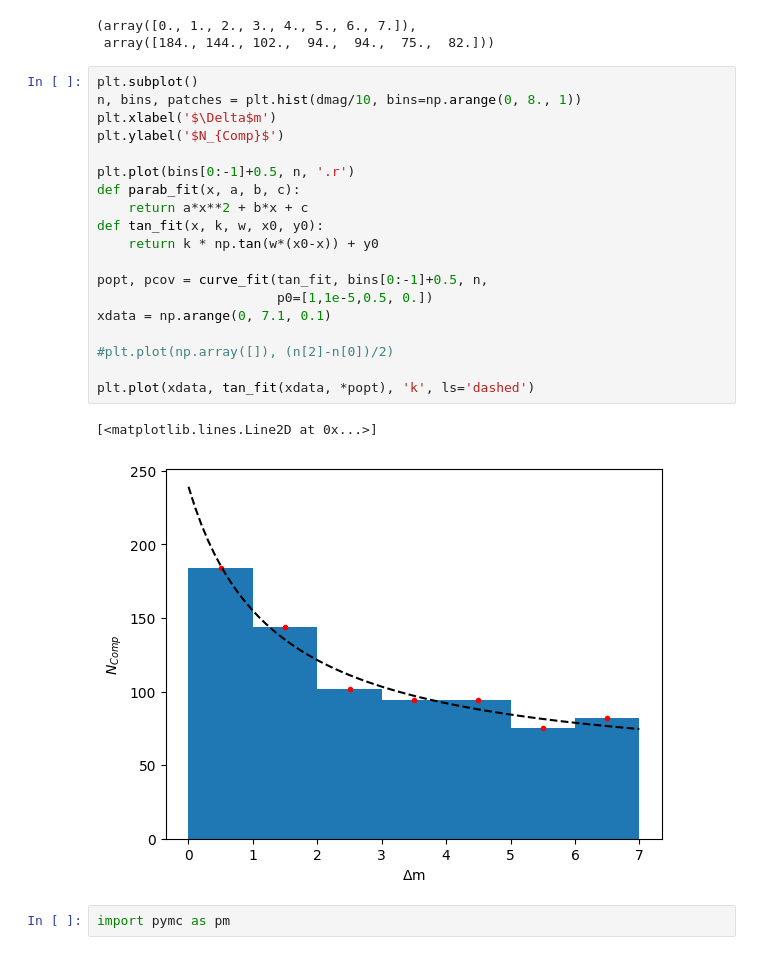
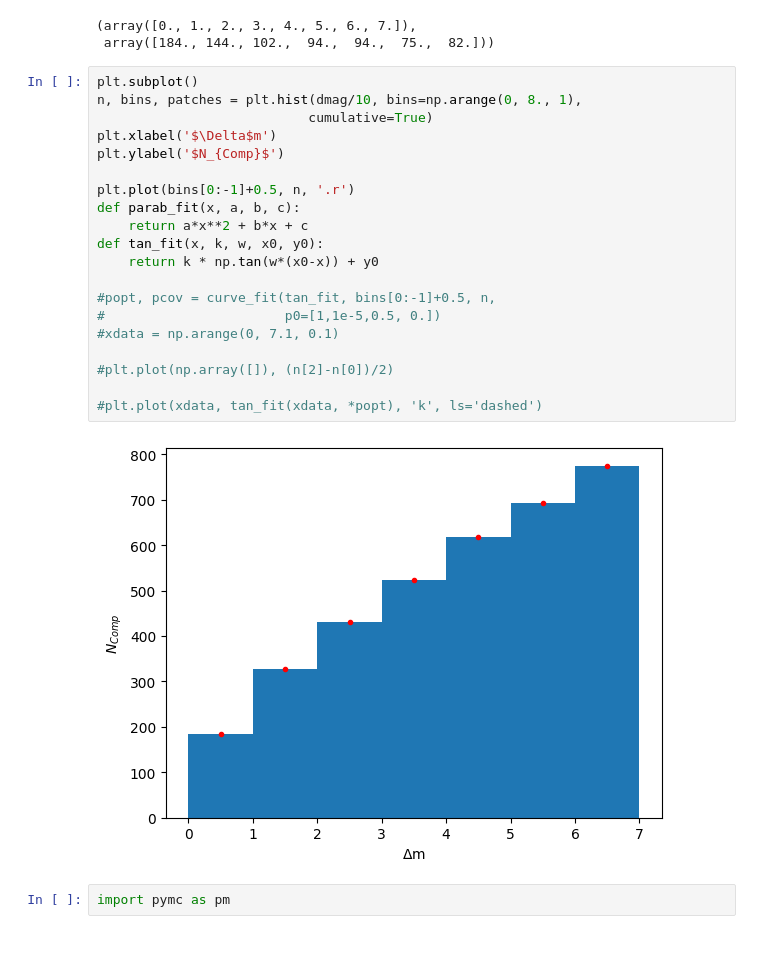
Before and after one commit to PrabhaniR/Artificial_Star_Test, a Jupyter notebook: CF.ipynb, the cells around one changed output. Cells and saved outputs as stored; diff of their text form.

```diff
--- a/CF.ipynb
+++ b/CF.ipynb
@@ -544,26 +544,26 @@ bins, n
  array([184., 144., 102.,  94.,  94.,  75.,  82.]))
 # %%
 plt.subplot()
-n, bins, patches = plt.hist(dmag/10, bins=np.arange(0, 8., 1))
+n, bins, patches = plt.hist(dmag/10, bins=np.arange(0, 8., 1),
+                           cumulative=True)
 plt.xlabel('$\Delta$m')
 plt.ylabel('$N_{Comp}$')
 
 plt.plot(bins[0:-1]+0.5, n, '.r')
 def parab_fit(x, a, b, c):
     return a*x**2 + b*x + c
 def tan_fit(x, k, w, x0, y0):
     return k * np.tan(w*(x0-x)) + y0
 
-popt, pcov = curve_fit(tan_fit, bins[0:-1]+0.5, n,
-                       p0=[1,1e-5,0.5, 0.])
-xdata = np.arange(0, 7.1, 0.1)
+#popt, pcov = curve_fit(tan_fit, bins[0:-1]+0.5, n,
+#                       p0=[1,1e-5,0.5, 0.])
+#xdata = np.arange(0, 7.1, 0.1)
 
 #plt.plot(np.array([]), (n[2]-n[0])/2)
 
-plt.plot(xdata, tan_fit(xdata, *popt), 'k', ls='dashed')
+#plt.plot(xdata, tan_fit(xdata, *popt), 'k', ls='dashed')
 # %% [output]
-[<matplotlib.lines.Line2D at 0x...>]
-[figure, old version]
+[figure, new version]
 # %%
 import pymc as pm
 # %%
```
